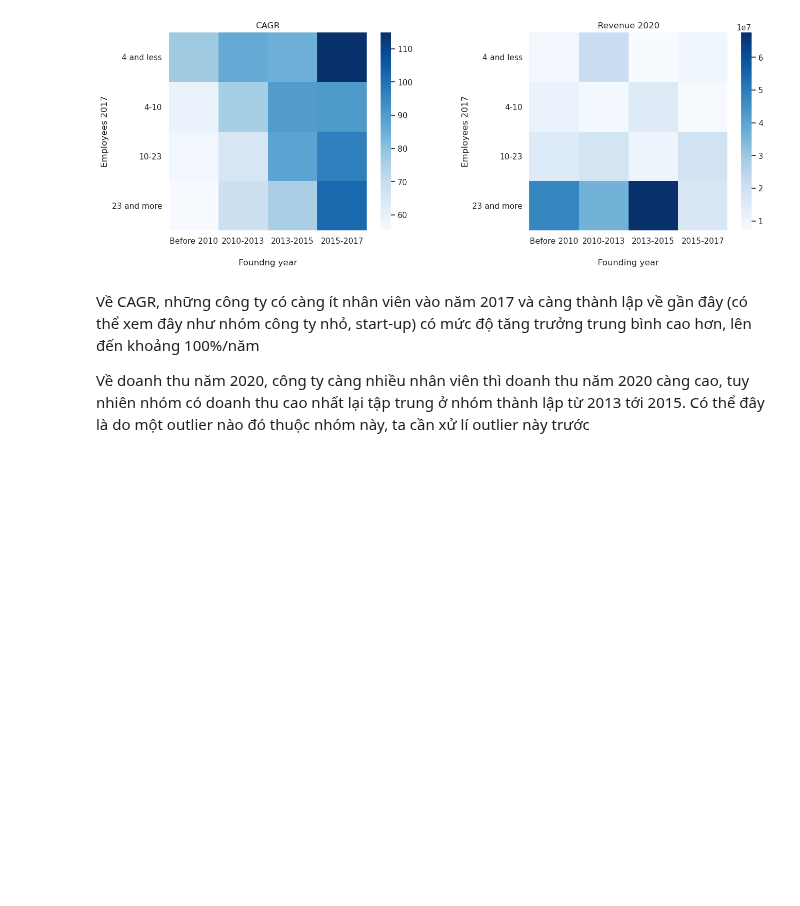
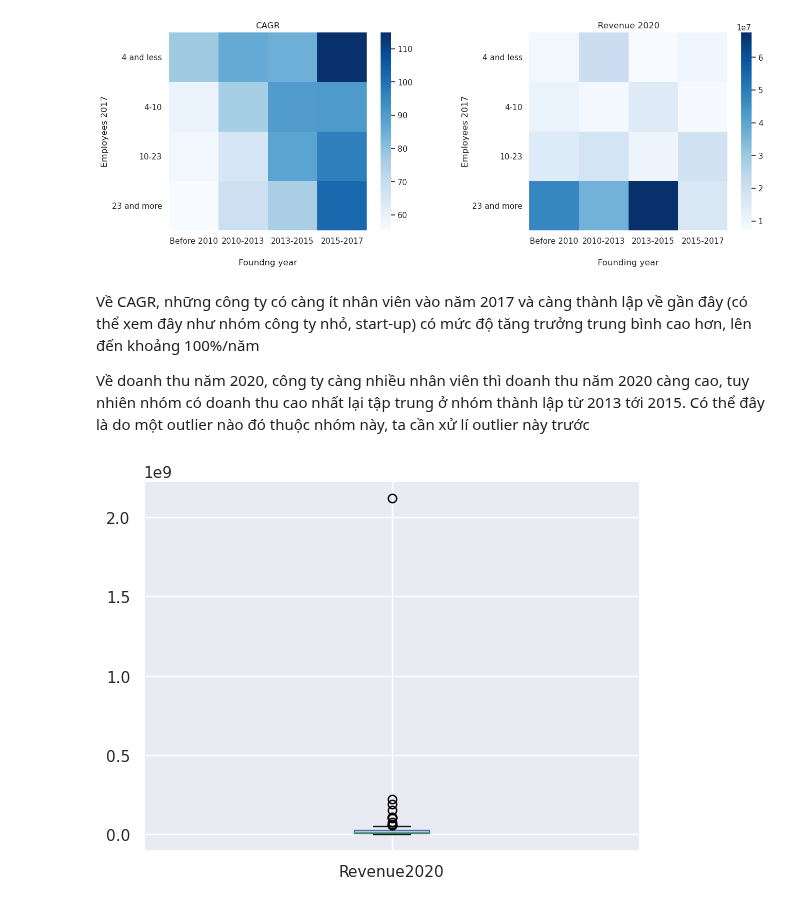
Before and after one commit to kenroly/IntroductionToDataScience, a Jupyter notebook: DataAnalyzing.ipynb, the cells around one changed output. Cells and saved outputs as stored; diff of their text form; code cells hidden in the pictures; blank space fills up the shorter version.

```diff
--- a/DataAnalyzing.ipynb
+++ b/DataAnalyzing.ipynb
@@ -72,3 +72,7 @@ axes[1].set_aspect('equal')
 Về CAGR, những công ty có càng ít nhân viên vào năm 2017 và càng thành lập về gần đây (có thể xem đây như nhóm công ty nhỏ, start-up) có mức độ tăng trưởng trung bình cao hơn, lên đến khoảng 100%/năm
 
 Về doanh thu năm 2020, công ty càng nhiều nhân viên thì doanh thu năm 2020 càng cao, tuy nhiên nhóm có doanh thu cao nhất lại tập trung ở nhóm thành lập từ 2013 tới 2015. Có thể đây là do một outlier nào đó thuộc nhóm này, ta cần xử lí outlier này trước
+# %%
+ax = df[(df['Employees2017'] >= 23) & (df['FoundingYear'] >= 2013)]['Revenue2020'].plot(kind = 'box')
+# %% [output]
+[figure, added]
```
Also changed, not shown: parts of 2 cells of this notebook.
